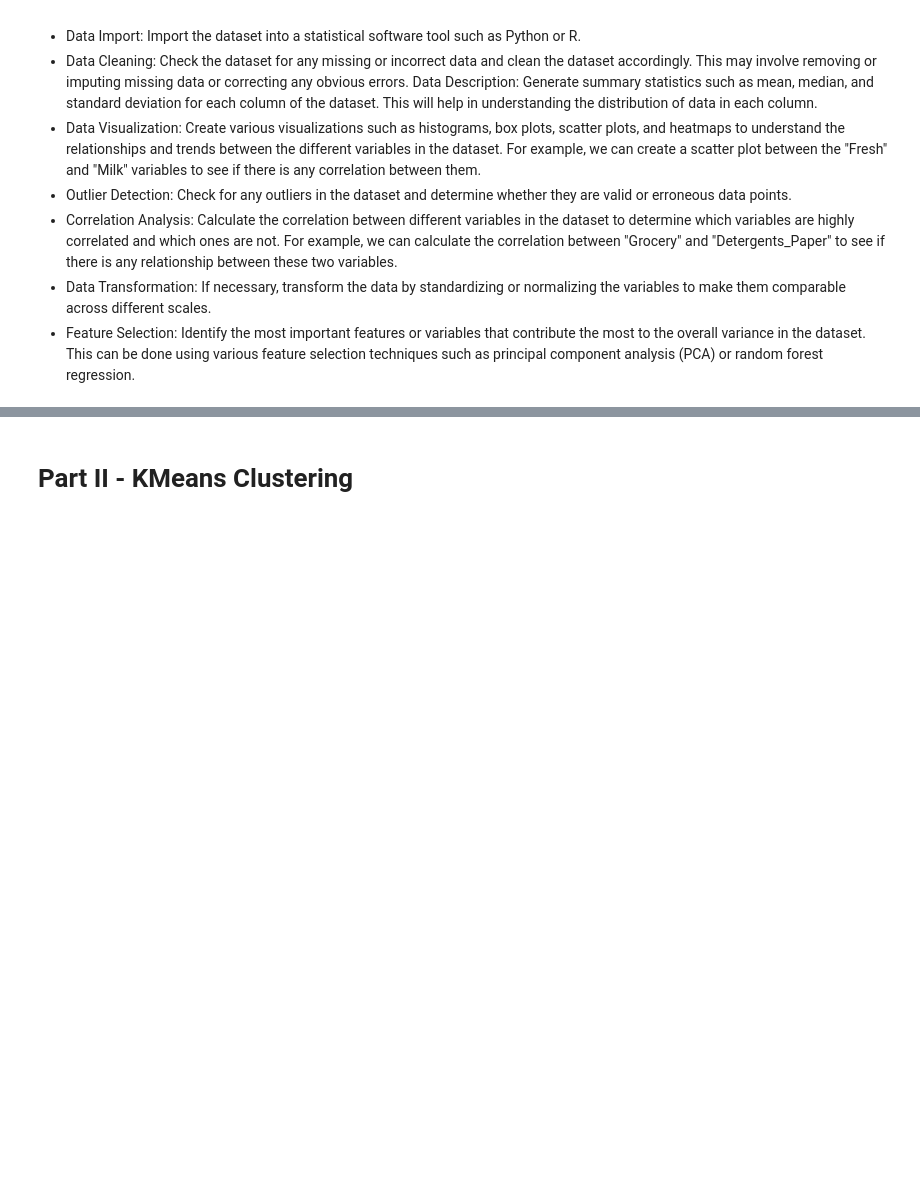
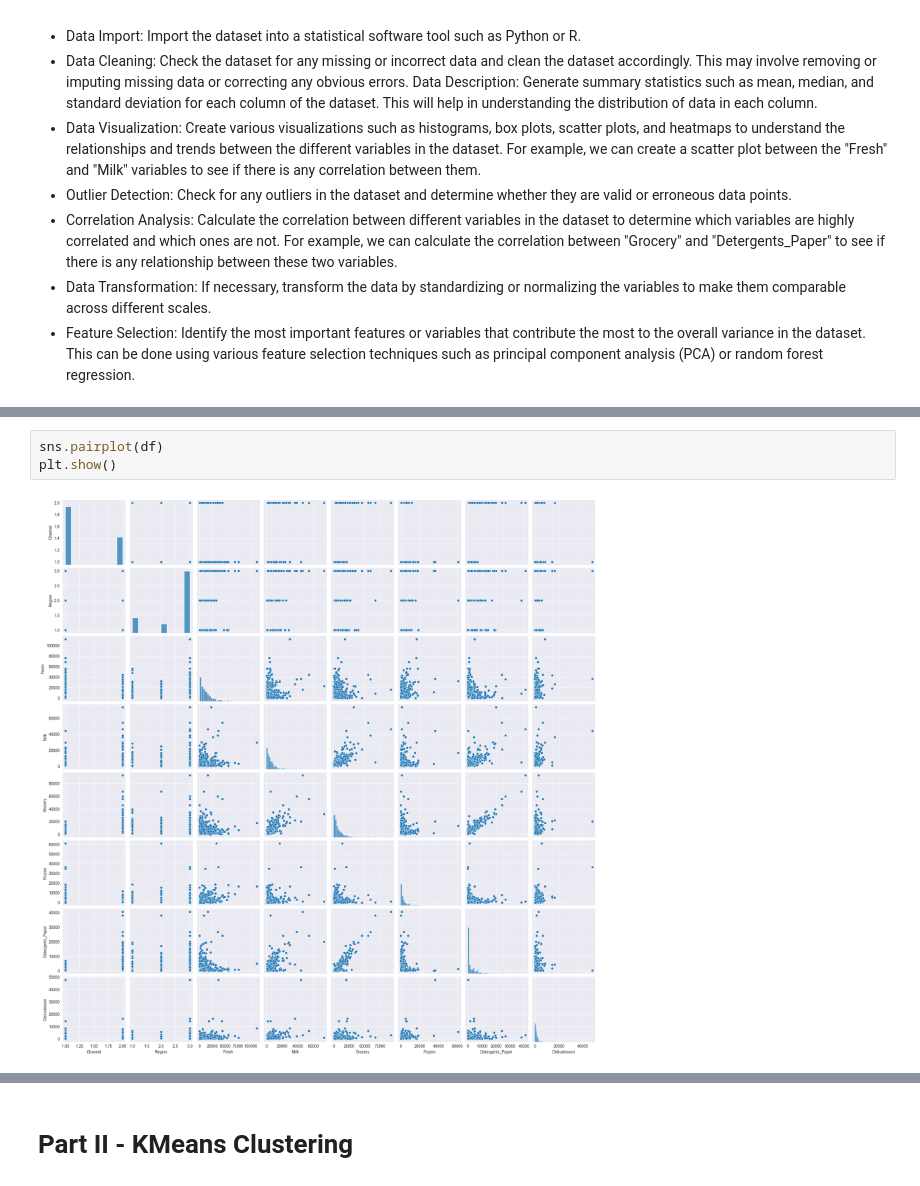
Before and after one commit to romansokolik/LHL-Unsupervised-Learning-Project, a Jupyter notebook: Unsupervised Learning - Project.ipynb, the cells around one changed output, grey strips where cells are left out. Cells and saved outputs as stored; diff of their text form; blank space fills up the shorter version.

```diff
--- a/Unsupervised Learning - Project.ipynb
+++ b/Unsupervised Learning - Project.ipynb
@@ -21,0 +99,5 @@ import pandas as pd
+# %%
+sns.pairplot(df)
+plt.show()
+# %% [output]
+[figure, added]
```
Also changed, not shown: parts of 23 cells of this notebook, 1 other file.
